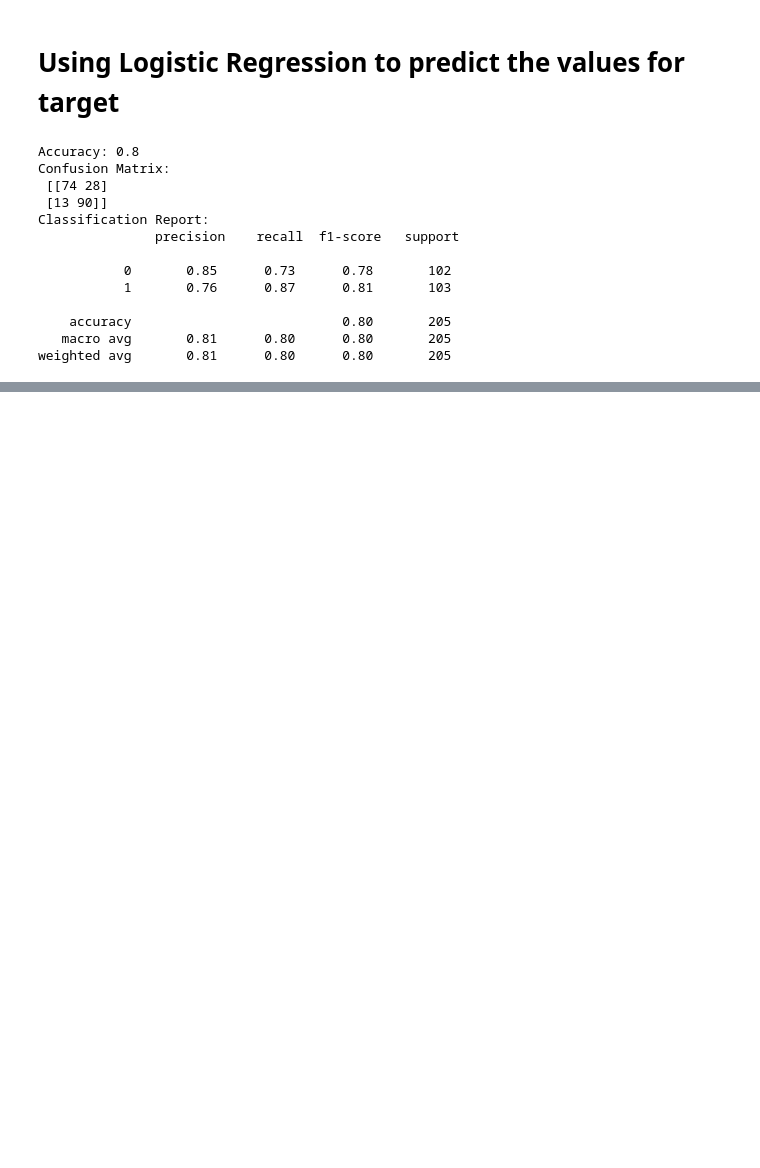
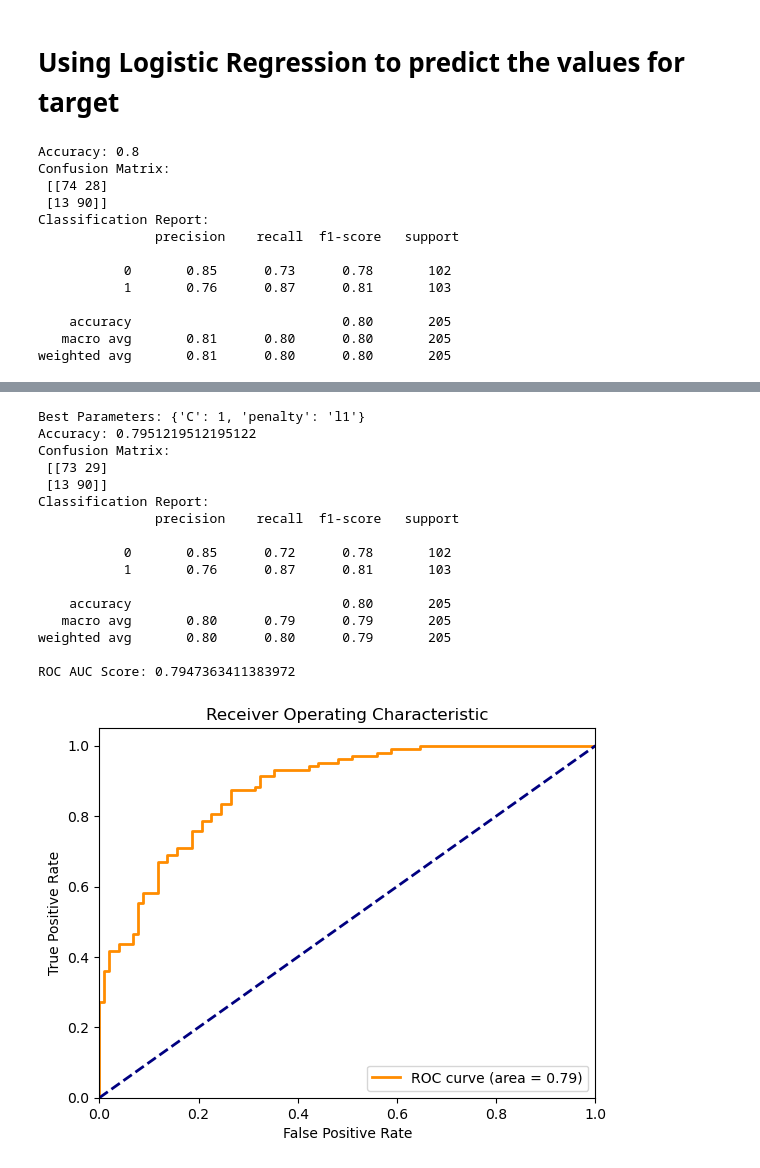
Before and after one commit to Mihir-Panjikar/Analytics-Projects, a Jupyter notebook: Heart Disease Diagnostic Analysis/Heart Disease Diagnostic Analysis.ipynb, the cells around one changed output, grey strips where cells are left out. Cells and saved outputs as stored; diff of their text form; code cells hidden in the pictures; blank space fills up the shorter version.

Commit message:
Added standardization & hyperparameter tuning to logistic regression and also added Random Forest Classifier

```diff
--- a/Heart Disease Diagnostic Analysis/Heart Disease Diagnostic Analysis.ipynb
+++ b/Heart Disease Diagnostic Analysis/Heart Disease Diagnostic Analysis.ipynb
@@ -458,0 +461,79 @@ weighted avg       0.81      0.80      0.80       205
+# %%
+from sklearn.model_selection import train_test_split, GridSearchCV
+from sklearn.linear_model import LogisticRegression
+from sklearn.preprocessing import StandardScaler
+from sklearn.metrics import accuracy_score, confusion_matrix, classification_report, roc_auc_score, roc_curve
+
+X = data.drop(columns=['target'])
+y = data['target']
+
+X_train, X_test, y_train, y_test = train_test_split(X, y, test_size=0.2, random_state=42)
+
+scaler = StandardScaler()
+X_train_scaled = scaler.fit_transform(X_train)
+X_test_scaled = scaler.transform(X_test)
+
+lr = LogisticRegression(random_state=42, solver='liblinear')
+
+# Hyperparameter tuning using GridSearchCV
+param_grid = {
+    'C': [0.01, 0.1, 1, 10, 100],
+    'penalty': ['l1', 'l2']
+}
+
+grid_search = GridSearchCV(estimator=lr, param_grid=param_grid, cv=5, scoring='accuracy', n_jobs=-1)
+grid_search.fit(X_train_scaled, y_train)
+
+# Best hyperparameters
+best_params = grid_search.best_params_
+print("Best Parameters:", best_params)
+
+# Training the best model
+best_lr = grid_search.best_estimator_
+best_lr.fit(X_train_scaled, y_train)
+
+y_pred = best_lr.predict(X_test_scaled)
+
+# Evaluating the model
+accuracy = accuracy_score(y_test, y_pred)
+conf_matrix = confusion_matrix(y_test, y_pred)
+class_report = classification_report(y_test, y_pred)
+roc_auc = roc_auc_score(y_test, y_pred)
+
+print("Accuracy:", accuracy)
+print("Confusion Matrix:\n", conf_matrix)
+print("Classification Report:\n", class_report)
+print("ROC AUC Score:", roc_auc)
+
+# ROC Curve
+fpr, tpr, _ = roc_curve(y_test, best_lr.predict_proba(X_test_scaled)[:,1])
+import matplotlib.pyplot as plt
+
+plt.figure()
+plt.plot(fpr, tpr, color='darkorange', lw=2, label='ROC curve (area = %0.2f)' % roc_auc)
+plt.plot([0, 1], [0, 1], color='navy', lw=2, linestyle='--')
+plt.xlim([0.0, 1.0])
+plt.ylim([0.0, 1.05])
+plt.xlabel('False Positive Rate')
+plt.ylabel('True Positive Rate')
+plt.title('Receiver Operating Characteristic')
+plt.legend(loc="lower right")
+plt.show()
+# %% [output]
+Best Parameters: {'C': 1, 'penalty': 'l1'}
+Accuracy: 0.7951219512195122
+Confusion Matrix:
+ [[73 29]
+ [13 90]]
+Classification Report:
+               precision    recall  f1-score   support
+
+           0       0.85      0.72      0.78       102
+           1       0.76      0.87      0.81       103
+
+    accuracy                           0.80       205
+   macro avg       0.80      0.79      0.79       205
+weighted avg       0.80      0.80      0.79       205
+
+ROC AUC Score: 0.7947363411383972
+[figure, added]
```
Also changed, not shown: parts of 6 cells of this notebook, 1 other file.
